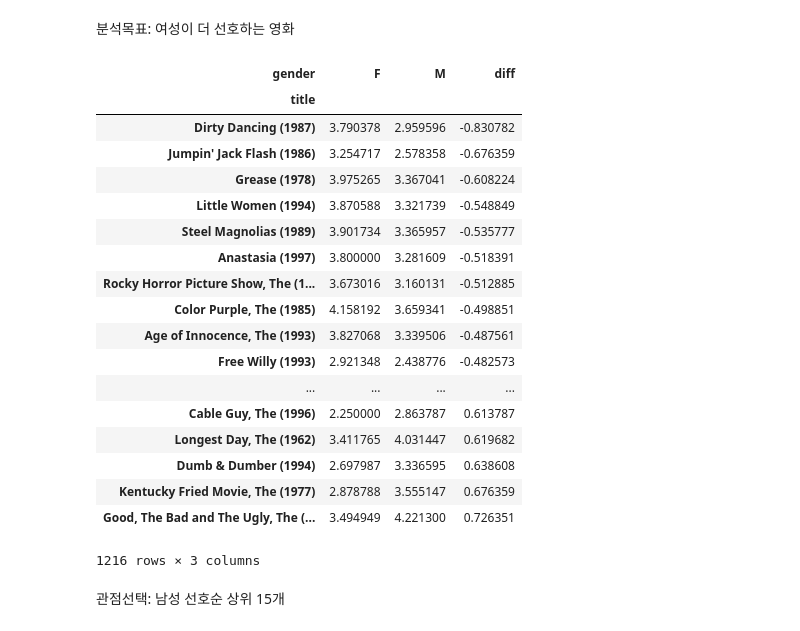
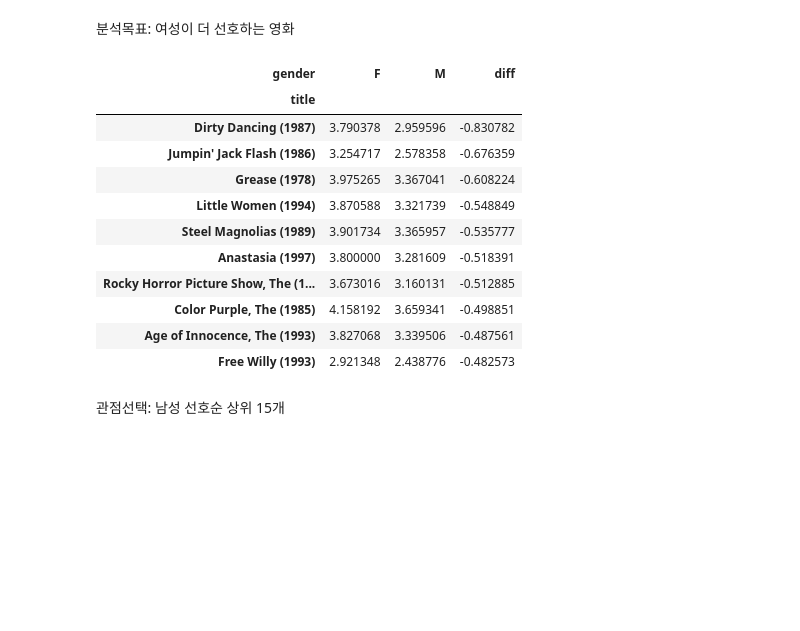
Before and after one commit to lseongjoo/bigpy, a Jupyter notebook: 분석사례.ipynb, the cells around one changed output. Drawn from its saved outputs; the diff is of its cells as text; code cells hidden in the pictures; blank space fills up the shorter version.

```diff
--- a/분석사례.ipynb
+++ b/분석사례.ipynb
@@ -430,8 +479,8 @@ data
 분석 목표: 성별에 따른 각 영화 평균 평점 산출
 # %%
 mean_ratings = data.pivot_table('rating',
-                                rows='title',
-                                cols='gender',
+                                index='title',
+                                columns='gender',
                                 aggfunc='mean')
 # %%
 mean_ratings[:5]
@@ -540,27 +562,20 @@ mean_ratings
 # %%
 sorted_by_diff = mean_ratings.sort_index(by='diff')
 # %%
-sorted_by_diff
+sorted_by_diff[:10]
 # %% [output]
 | gender | F | M | diff |
 | title |  |  |  |
 | Dirty Dancing (1987) | 3.790378 | 2.959596 | -0.830782 |
 | Jumpin' Jack Flash (1986) | 3.254717 | 2.578358 | -0.676359 |
 | Grease (1978) | 3.975265 | 3.367041 | -0.608224 |
 | Little Women (1994) | 3.870588 | 3.321739 | -0.548849 |
 | Steel Magnolias (1989) | 3.901734 | 3.365957 | -0.535777 |
 | Anastasia (1997) | 3.800000 | 3.281609 | -0.518391 |
 | Rocky Horror Picture Show, The (1... | 3.673016 | 3.160131 | -0.512885 |
 | Color Purple, The (1985) | 4.158192 | 3.659341 | -0.498851 |
 | Age of Innocence, The (1993) | 3.827068 | 3.339506 | -0.487561 |
 | Free Willy (1993) | 2.921348 | 2.438776 | -0.482573 |
-| ... | ... | ... | ... |
-| Cable Guy, The (1996) | 2.250000 | 2.863787 | 0.613787 |
-| Longest Day, The (1962) | 3.411765 | 4.031447 | 0.619682 |
-| Dumb & Dumber (1994) | 2.697987 | 3.336595 | 0.638608 |
-| Kentucky Fried Movie, The (1977) | 2.878788 | 3.555147 | 0.676359 |
-| Good, The Bad and The Ugly, The (... | 3.494949 | 4.221300 | 0.726351 |
-1216 rows × 3 columns
 # %% [markdown]
 관점선택: 남성 선호순 상위 15개
 # %%
```
Also changed, not shown: parts of 42 cells of this notebook, 1 other file.
